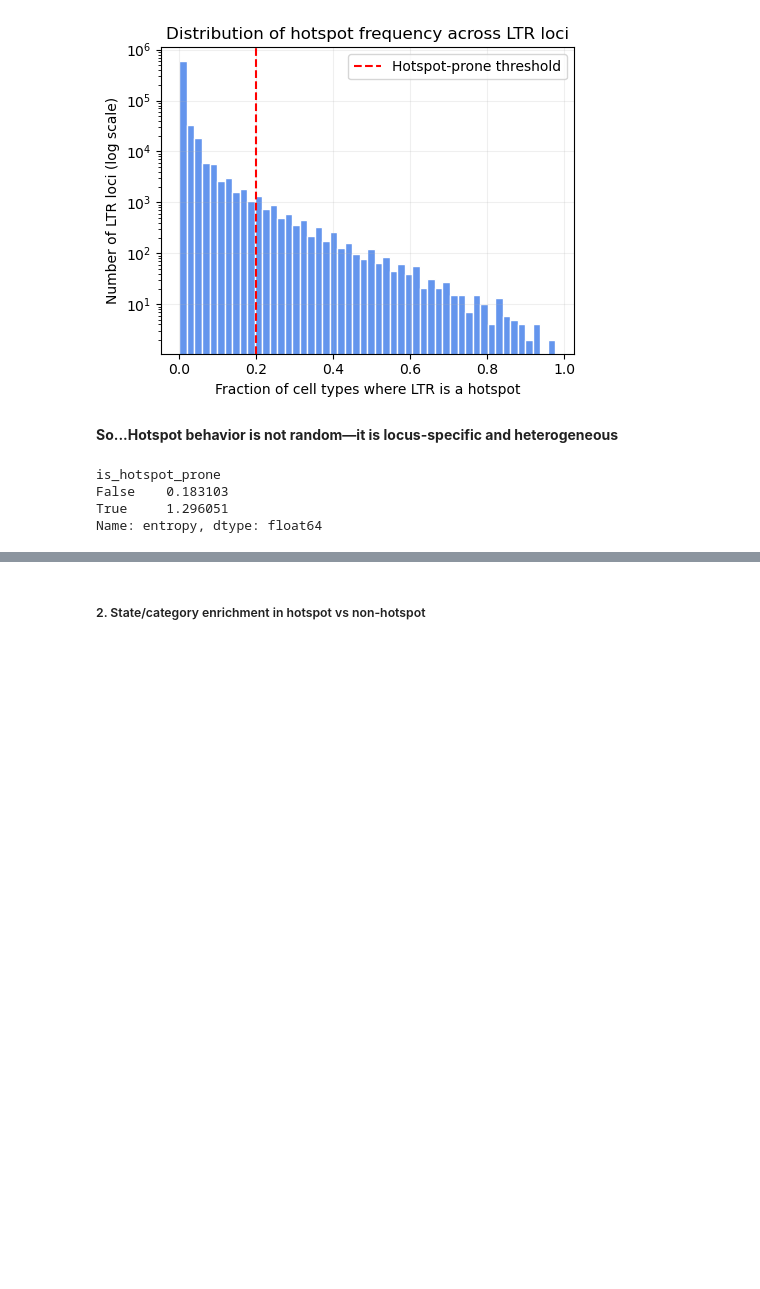
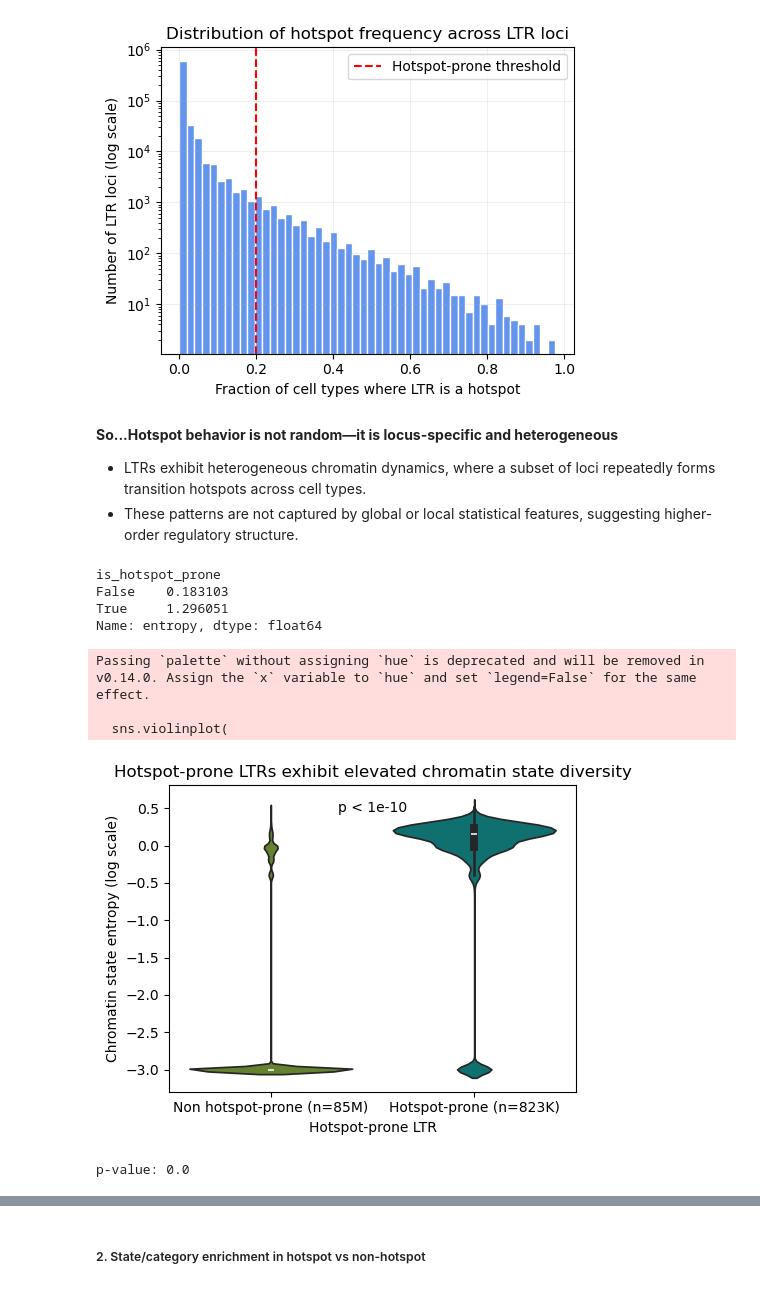
Before and after one commit to caocao0525/HERV, a Jupyter notebook: herv_all_hotspot_analysis.ipynb, the cells around one changed output, grey strips where cells are left out. Cells and saved outputs as stored; diff of their text form; code cells hidden in the pictures; blank space fills up the shorter version.

```diff
--- a/herv_all_hotspot_analysis.ipynb
+++ b/herv_all_hotspot_analysis.ipynb
@@ -137,6 +138,9 @@ plt.show()
 [figure]
 # %% [markdown]
 **So...Hotspot behavior is not random—it is locus-specific and heterogeneous**
+
+-  LTRs exhibit heterogeneous chromatin dynamics, where a subset of loci repeatedly forms transition hotspots across cell types.
+- These patterns are not captured by global or local statistical features, suggesting higher-order regulatory structure.
 # %%
 ltr_variability["is_hotspot_prone"] = ltr_variability["hotspot_freq"] > 0.2
 # %%
@@ -151,3 +156,67 @@ is_hotspot_prone
 False    0.183103
 True     1.296051
 Name: entropy, dtype: float64
+# %%
+# make it log scale
+df["entropy_log"] = np.log10(df["entropy"] + 1e-3)
+# %%
+import seaborn as sns
+import matplotlib.pyplot as plt
+
+def format_n(n):
+    if n >= 1_000_000:
+        return f"{n/1_000_000:.0f}M"
+    elif n >= 1_000:
+        return f"{n/1_000:.0f}K"
+    else:
+        return str(n)
+
+n_no = (df["is_hotspot_prone"] == False).sum()
+n_yes = (df["is_hotspot_prone"] == True).sum()
+
+palette = {
+    "True": "teal",
+    "False": "olivedrab"
+}
+
+plt.figure(figsize=(5,4))
+
+sns.violinplot(
+    data=df,
+    x="is_hotspot_prone",
+    y="entropy_log",
+    palette=palette,
+    inner="box"
+)
+
+plt.xlabel("Hotspot-prone LTR")
+plt.ylabel("Chromatin state entropy (log scale)")
+plt.title("Hotspot-prone LTRs exhibit elevated chromatin state diversity")
+
+# plt.xticks([0,1], [f"Non hotspot-prone (n={n_no})", f"Hotspot-prone (n={n_yes})"])
+plt.xticks(
+    [0,1],
+    [
+        f"Non hotspot-prone (n={format_n(n_no)})",
+        f"Hotspot-prone (n={format_n(n_yes)})"
+    ]
+)
+plt.text(0.5, 0.45, "p < 1e-10", ha="center")
+
+plt.tight_layout()
+plt.show()
+# %% [output]
+Passing `palette` without assigning `hue` is deprecated and will be removed in v0.14.0. Assign the `x` variable to `hue` and set `legend=False` for the same effect.
+
+  sns.violinplot(
+[figure, added]
+# %%
+from scipy.stats import mannwhitneyu
+
+group1 = df[df["is_hotspot_prone"]==False]["entropy"]
+group2 = df[df["is_hotspot_prone"]==True]["entropy"]
+
+stat, p = mannwhitneyu(group1, group2)
+print("p-value:", p)
+# %% [output]
+p-value: 0.0
```
Also changed, not shown: parts of 16 cells of this notebook.
